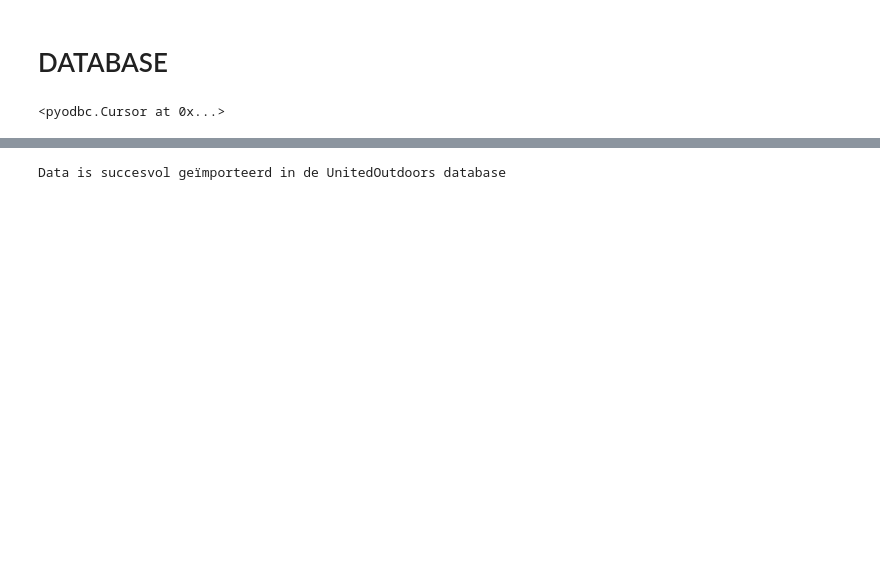
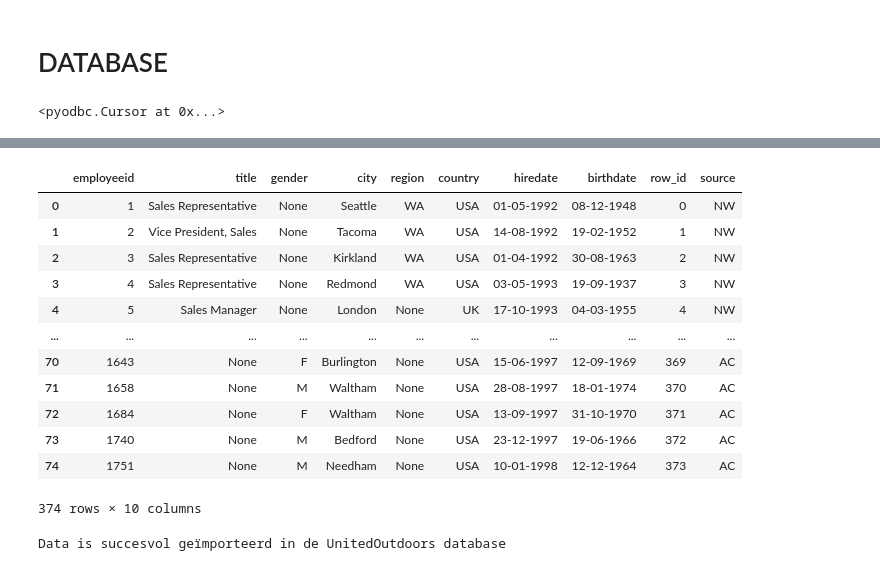
Before and after one commit to JordiPan/United-Outdoors, a Jupyter notebook: python/employee.ipynb, the cells around one changed output, grey strips where cells are left out. Drawn from its saved outputs; the diff is of its cells as text; code cells hidden in the pictures; blank space fills up the shorter version.

```diff
--- a/python/employee.ipynb
+++ b/python/employee.ipynb
@@ -112,7 +114,7 @@ nwtest
 # %% [markdown]
 Samenvoegen
 # %%
-employee = pd.concat([nwtest, awmerged_df4, aencmerged_df], axis =0)
+employee = pd.concat([ nwtest, awmerged_df3, aencmerged_df], axis =0)
 
 employee['row_id'] = range(len(employee))
 
@@ -123,14 +125,14 @@ employee['region'] = employee['Region']
 employee['country'] = employee['Country'].combine_first(employee['country'])
 employee['hiredate'] = employee['HireDate'].combine_first(employee['start_date'])
 employee['birthdate'] = employee['BirthDate'].combine_first(employee['birth_date'])
+employee['source'] = employee['Source']
+
 
 final_columns = [
     'employeeid', 'title', 'gender', 'city', 'region', 'country',
-    'hiredate', 'birthdate', 'row_id'
+    'hiredate', 'birthdate', 'row_id', 'source'
 ]
 
 final_employee_df = employee[final_columns]
 
 employee = final_employee_df
-
-employee
@@ -201,3 +190,20 @@ print(employee.head())
+# %%
+employee = employee.where(pd.notna(employee), None)
+employee
+# %% [output]
+|  | employeeid | title | gender | city | region | country | hiredate | birthdate | row_id | source |
+| 0 | 1 | Sales Representative | None | Seattle | WA | USA | 01-05-1992 | 08-12-1948 | 0 | NW |
+| 1 | 2 | Vice President, Sales | None | Tacoma | WA | USA | 14-08-1992 | 19-02-1952 | 1 | NW |
+| 2 | 3 | Sales Representative | None | Kirkland | WA | USA | 01-04-1992 | 30-08-1963 | 2 | NW |
+| 3 | 4 | Sales Representative | None | Redmond | WA | USA | 03-05-1993 | 19-09-1937 | 3 | NW |
+| 4 | 5 | Sales Manager | None | London | None | UK | 17-10-1993 | 04-03-1955 | 4 | NW |
+| ... | ... | ... | ... | ... | ... | ... | ... | ... | ... | ... |
+| 70 | 1643 | None | F | Burlington | None | USA | 15-06-1997 | 12-09-1969 | 369 | AC |
+| 71 | 1658 | None | M | Waltham | None | USA | 28-08-1997 | 18-01-1974 | 370 | AC |
+| 72 | 1684 | None | F | Waltham | None | USA | 13-09-1997 | 31-10-1970 | 371 | AC |
+| 73 | 1740 | None | M | Bedford | None | USA | 23-12-1997 | 19-06-1966 | 372 | AC |
+| 74 | 1751 | None | M | Needham | None | USA | 10-01-1998 | 12-12-1964 | 373 | AC |
+374 rows × 10 columns
 # %%
 from datetime import datetime
 for index, row in employee.iterrows():
```
Also changed, not shown: parts of 8 cells of this notebook, 1 other file.
